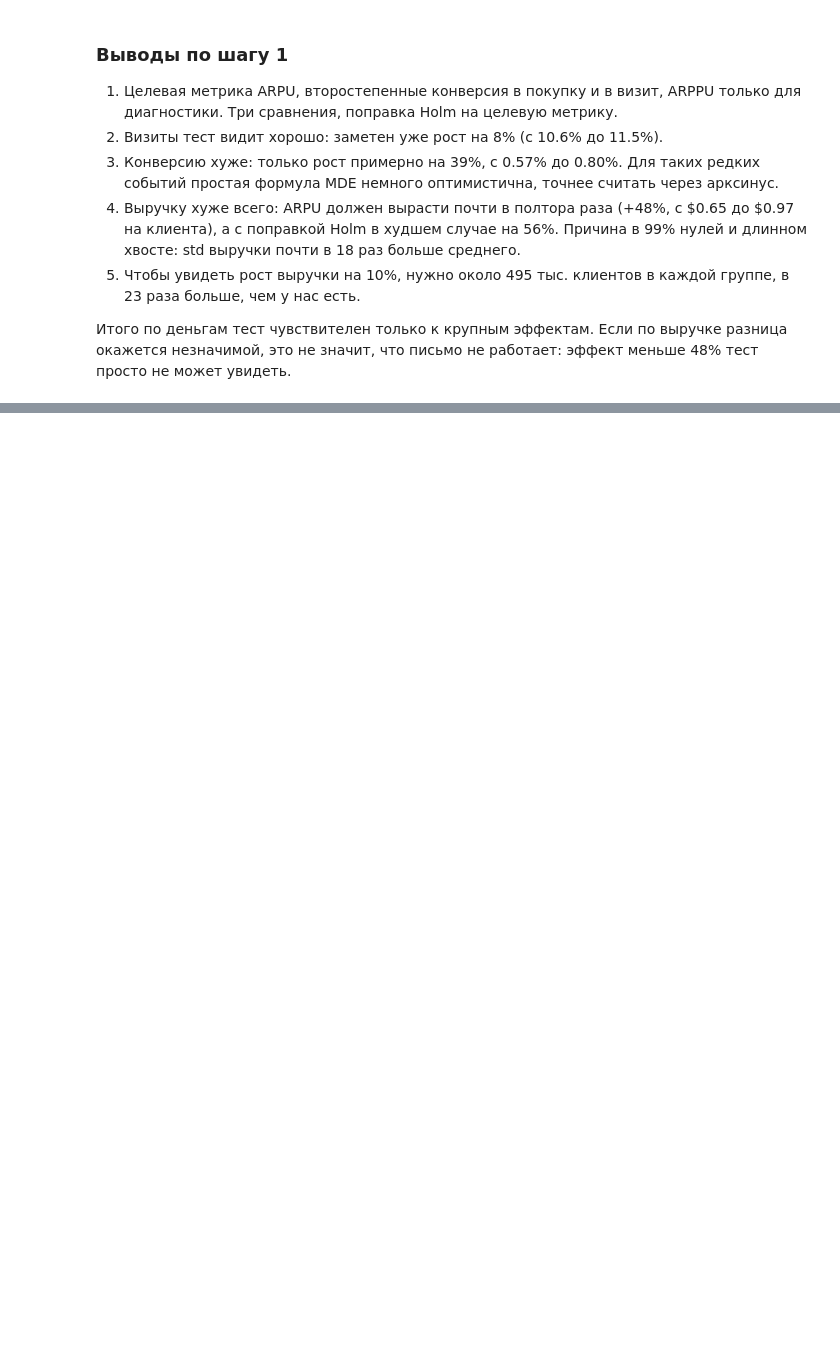
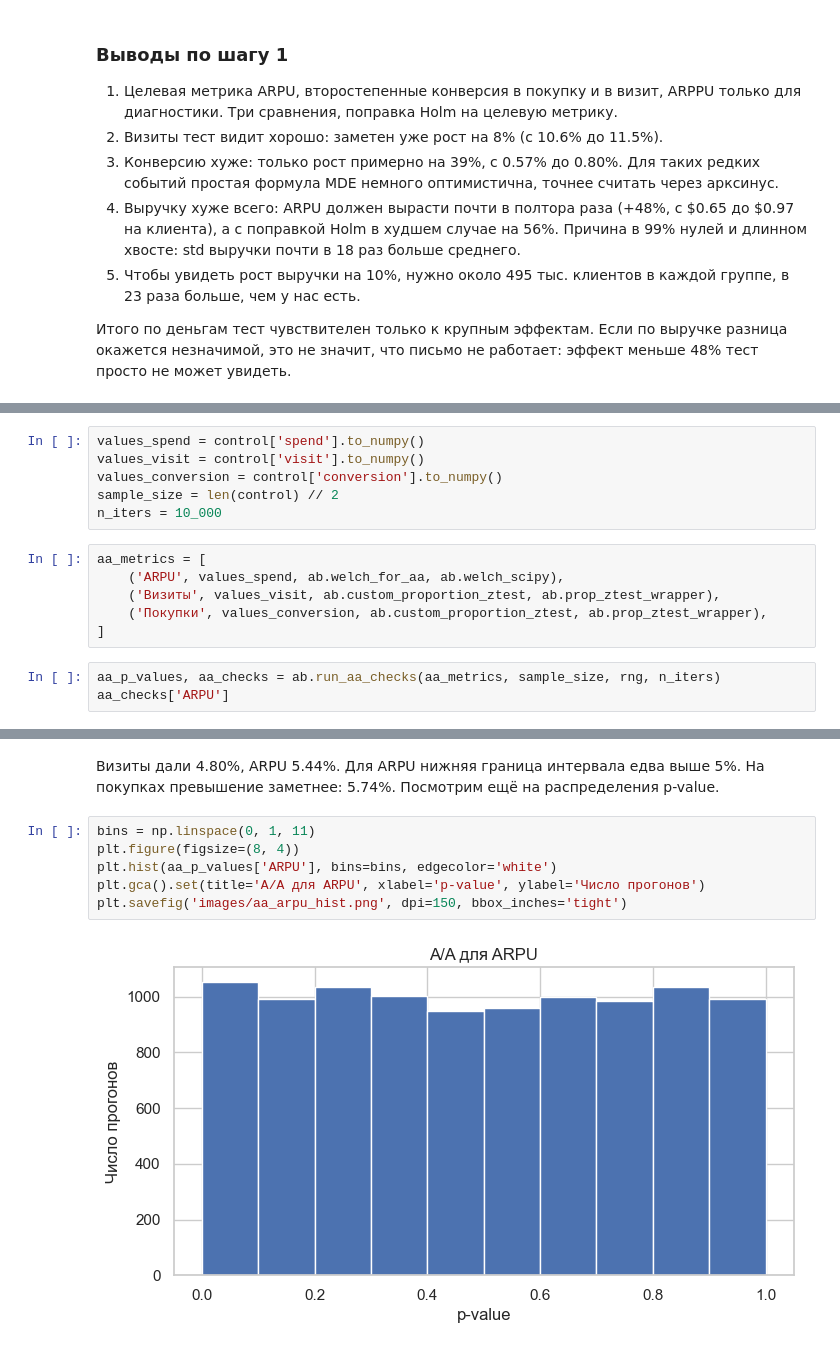
Before and after one commit to idanrus/email-ab-test, a Jupyter notebook: ab_test.ipynb, the cells around one changed output, grey strips where cells are left out. Cells and saved outputs as stored; diff of their text form; blank space fills up the shorter version.

```diff
--- a/ab_test.ipynb
+++ b/ab_test.ipynb
@@ -514,0 +595,15 @@ n_10, n_10_sm, n_10 / n
+# %%
+values_spend = control['spend'].to_numpy()
+values_visit = control['visit'].to_numpy()
+values_conversion = control['conversion'].to_numpy()
+sample_size = len(control) // 2
+n_iters = 10_000
+# %%
+aa_metrics = [
+    ('ARPU', values_spend, ab.welch_for_aa, ab.welch_scipy),
+    ('Визиты', values_visit, ab.custom_proportion_ztest, ab.prop_ztest_wrapper),
+    ('Покупки', values_conversion, ab.custom_proportion_ztest, ab.prop_ztest_wrapper),
+]
+# %%
+aa_p_values, aa_checks = ab.run_aa_checks(aa_metrics, sample_size, rng, n_iters)
+aa_checks['ARPU']
@@ -514,0 +631,10 @@ n_10, n_10_sm, n_10 / n
+# %% [markdown]
+Визиты дали 4.80%, ARPU 5.44%. Для ARPU нижняя граница интервала едва выше 5%. На покупках превышение заметнее: 5.74%. Посмотрим ещё на распределения p-value.
+# %%
+bins = np.linspace(0, 1, 11)
+plt.figure(figsize=(8, 4))
+plt.hist(aa_p_values['ARPU'], bins=bins, edgecolor='white')
+plt.gca().set(title='A/A для ARPU', xlabel='p-value', ylabel='Число прогонов')
+plt.savefig('images/aa_arpu_hist.png', dpi=150, bbox_inches='tight')
+# %% [output]
+[figure, added]
```
Also changed, not shown: parts of 32 cells of this notebook, 1 other file.
